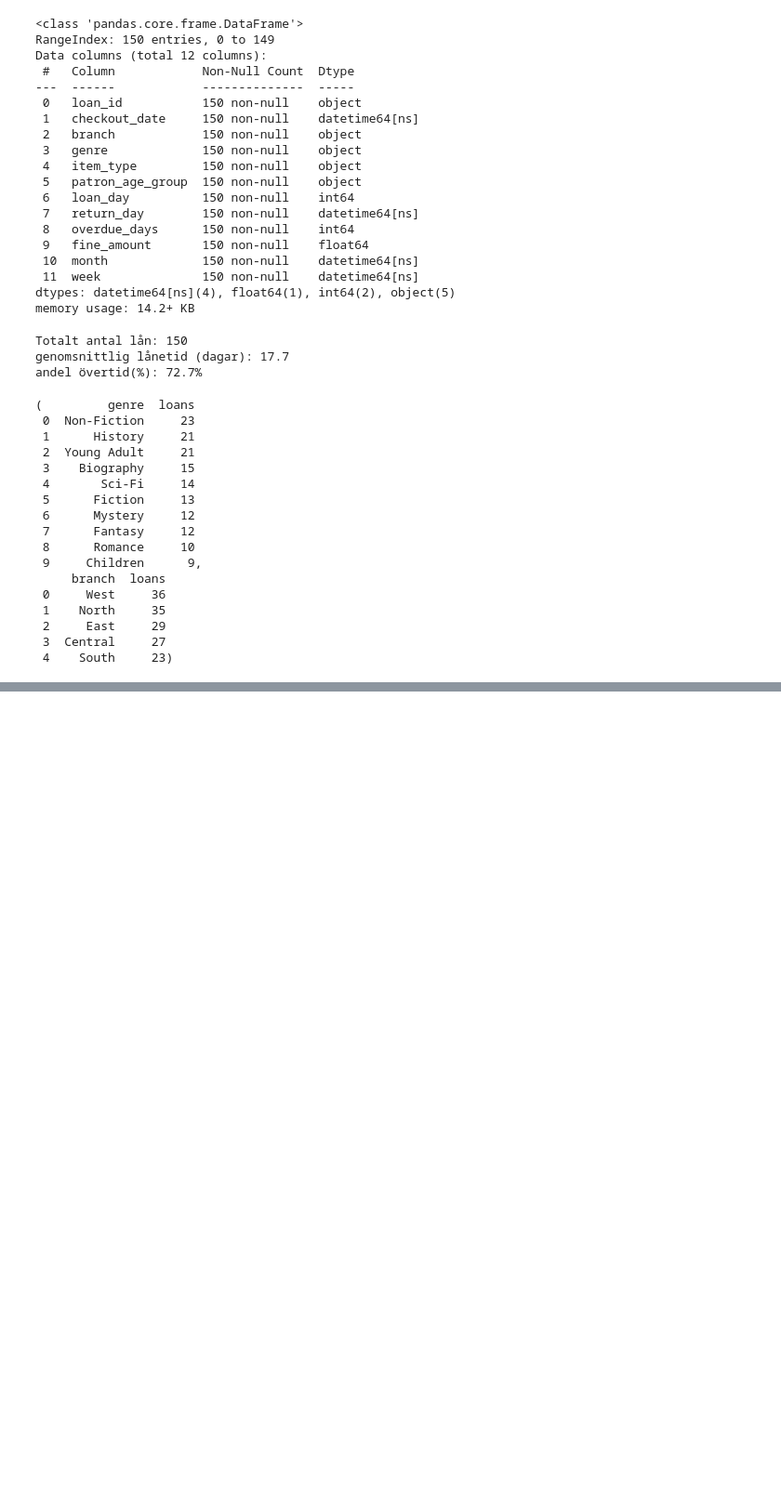
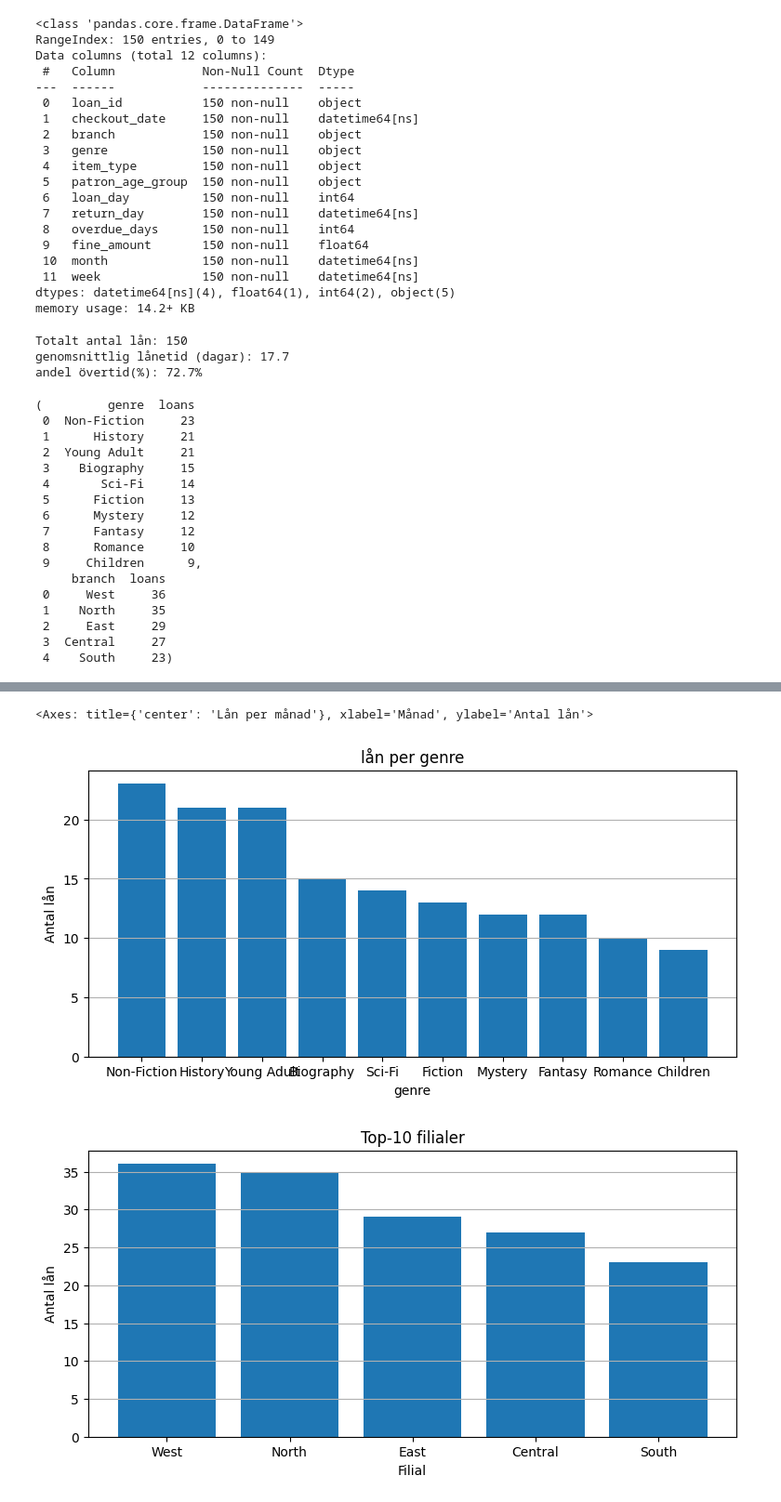
Before and after one commit to hamedre08-collab/EDA-biblioteket, a Jupyter notebook: report.ipynb, the cells around one changed output, grey strips where cells are left out. Shown at 93% size. Cells and saved outputs as stored; diff of their text form; code cells hidden in the pictures; blank space fills up the shorter version.

Commit message:
Add plotting helpers

```diff
--- a/report.ipynb
+++ b/report.ipynb
@@ -72,0 +82,24 @@ NameError: name 'ts_month' is not defined
+# %%
+import matplotlib.pyplot as plt
+from src import viz as V
+
+# Lån per genre
+fig , ax = plt.subplots(figsize =(9,4))
+V.bar(ax, by_genre["genre"], by_genre ["loans"], "lån per genre" , "genre" , "Antal lån")
+
+# Top-10 filialer
+fig ,ax = plt.subplots(figsize=(9,4))
+top_10 = by_branch.head()
+V.bar(ax , top_10["branch"], top_10["loans"], "Top-10 filialer","Filial", "Antal lån")
+
+# Lån per månad
+fig ,ax =plt.subplots(figsize =(9,4))
+V.line(ax, ts_month["checkout_date"], ts_month["loans"], "Lån per månad", "Månad", "Antal lån")
+
+#Spridning av lånetid
+fig ,ax =plt.subplots(figsize =(9,4))
+V.box_h(ax, df["loan_day"], "lånetid -spridning","Dagar")
+# %% [output]
+<Axes: title={'center': 'Lån per månad'}, xlabel='Månad', ylabel='Antal lån'>
+[figure, added]
+[figure, added]
```
Also changed, not shown: parts of 5 cells of this notebook, 1 other file.
